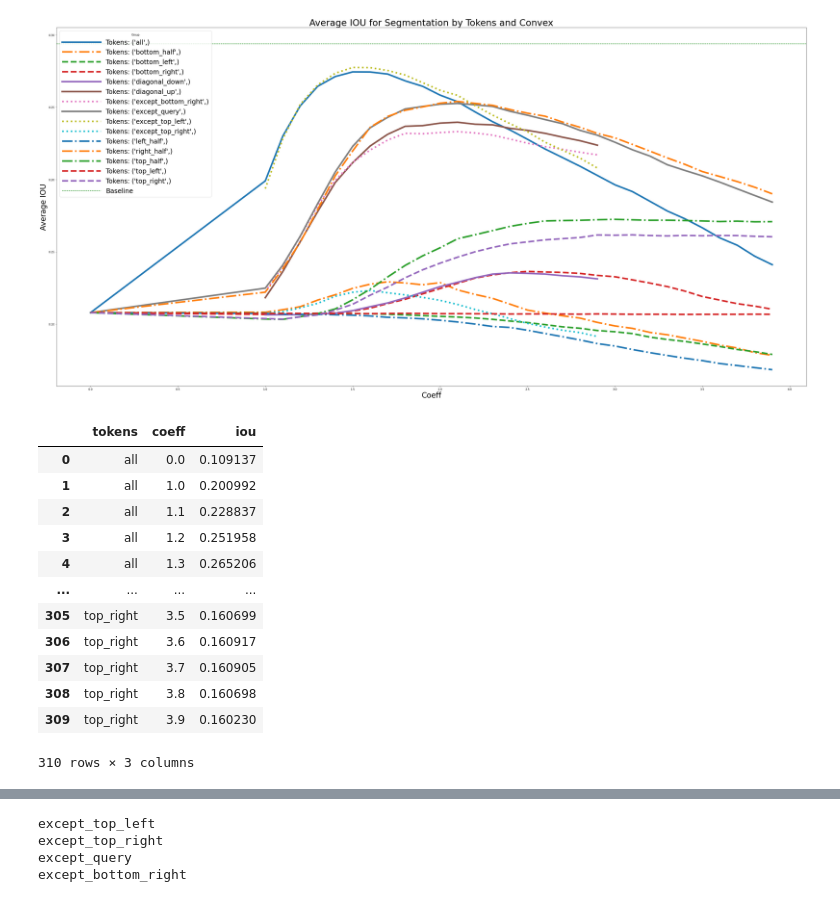
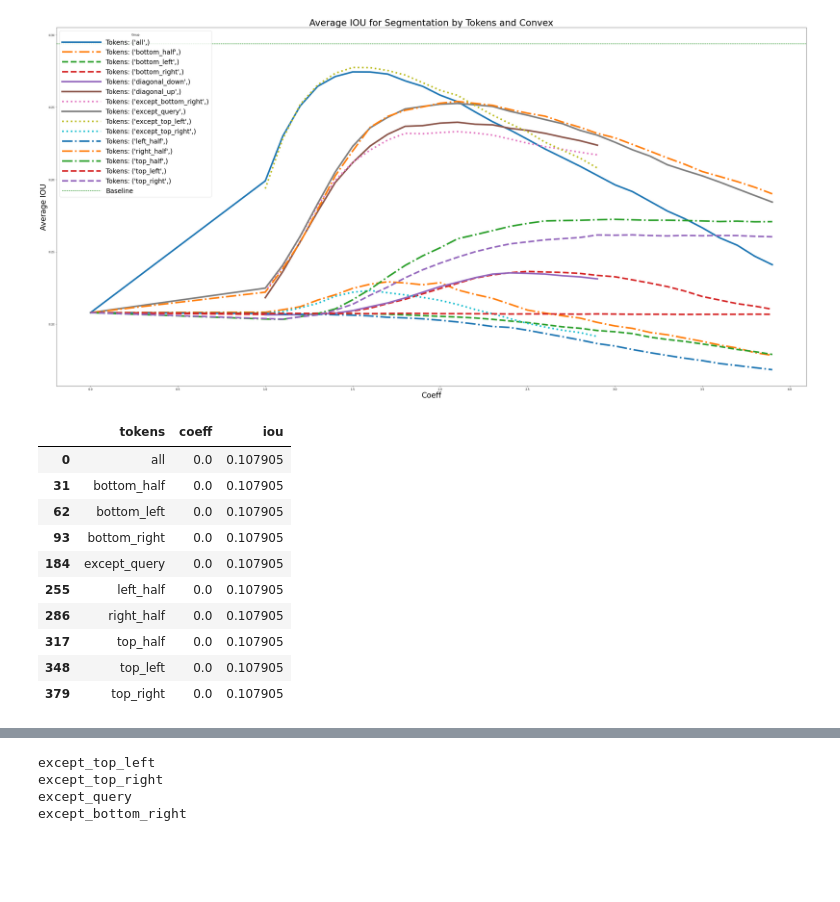
Before and after one commit to alhojel/visual_task_vectors, a Jupyter notebook: analyze_results_dual_seg.ipynb, the cells around one changed output, grey strips where cells are left out. Drawn from its saved outputs; the diff is of its cells as text; code cells hidden in the pictures; blank space fills up the shorter version.

```diff
--- a/analyze_results_dual_seg.ipynb
+++ b/analyze_results_dual_seg.ipynb
@@ -83,22 +83,20 @@ plt.tight_layout()
 plt.show()
 # %% [output]
 [figure]
-# %%
-grouped_df
-# %% [output]
-|  | tokens | coeff | iou |
-| 0 | all | 0.0 | 0.109137 |
-| 1 | all | 1.0 | 0.200992 |
-| 2 | all | 1.1 | 0.228837 |
-| 3 | all | 1.2 | 0.251958 |
-| 4 | all | 1.3 | 0.265206 |
-| ... | ... | ... | ... |
-| 305 | top_right | 3.5 | 0.160699 |
-| 306 | top_right | 3.6 | 0.160917 |
-| 307 | top_right | 3.7 | 0.160905 |
-| 308 | top_right | 3.8 | 0.160698 |
-| 309 | top_right | 3.9 | 0.160230 |
-310 rows × 3 columns
+# %%
+grouped_df[grouped_df["coeff"]==0]
+# %% [output]
+|  | tokens | coeff | iou |
+| 0 | all | 0.0 | 0.107905 |
+| 31 | bottom_half | 0.0 | 0.107905 |
+| 62 | bottom_left | 0.0 | 0.107905 |
+| 93 | bottom_right | 0.0 | 0.107905 |
+| 184 | except_query | 0.0 | 0.107905 |
+| 255 | left_half | 0.0 | 0.107905 |
+| 286 | right_half | 0.0 | 0.107905 |
+| 317 | top_half | 0.0 | 0.107905 |
+| 348 | top_left | 0.0 | 0.107905 |
+| 379 | top_right | 0.0 | 0.107905 |
 # %%
 grouped_df_max = grouped_df.groupby(['tokens'])['iou'].max().reset_index()
 grouped_df_max.columns = ['tokens', 'max_iou']
```
Also changed, not shown: parts of 11 cells of this notebook, 13 other files.
